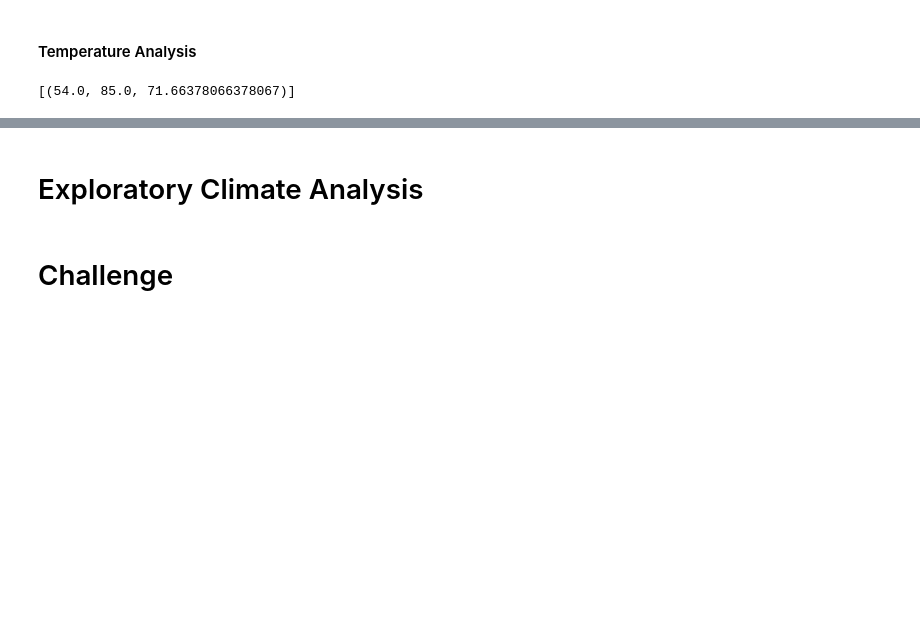
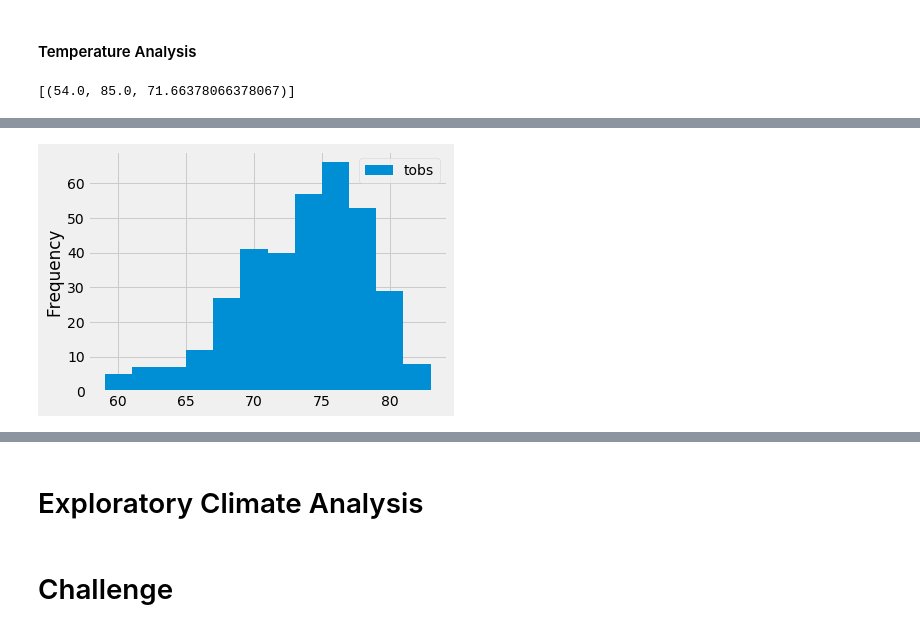
Before and after one commit to natrockwood/Surfs_Up, a Jupyter notebook: climate_analysis.ipynb, the cells around one changed output, grey strips where cells are left out. Drawn from its saved outputs; the diff is of its cells as text; code cells hidden in the pictures; blank space fills up the shorter version.

Commit message:
Adding station analysis

```diff
--- a/climate_analysis.ipynb
+++ b/climate_analysis.ipynb
@@ -202,0 +205,5 @@ filter(Measurement.station == 'USC00519281').all()
+# %%
+# Filter the results by the most recent year and most active station
+results = session.query(Measurement.tobs).\
+filter(Measurement.station == 'USC00519281').\
+filter(Measurement.date >= prev_year).all()
@@ -202,0 +214,4 @@ filter(Measurement.station == 'USC00519281').all()
+# %%
+# Convert the results to a dataframe:
+df = pd.DataFrame(results, columns=['tobs'])
+print(df)
@@ -202,0 +233,6 @@ filter(Measurement.station == 'USC00519281').all()
+# %%
+# Plot the dataframe into a histogram --> 12 bins
+df.plot.hist(bins=12)
+plt.tight_layout()
+# %% [output]
+[figure, added]
```
Also changed, not shown: parts of 5 cells of this notebook.
